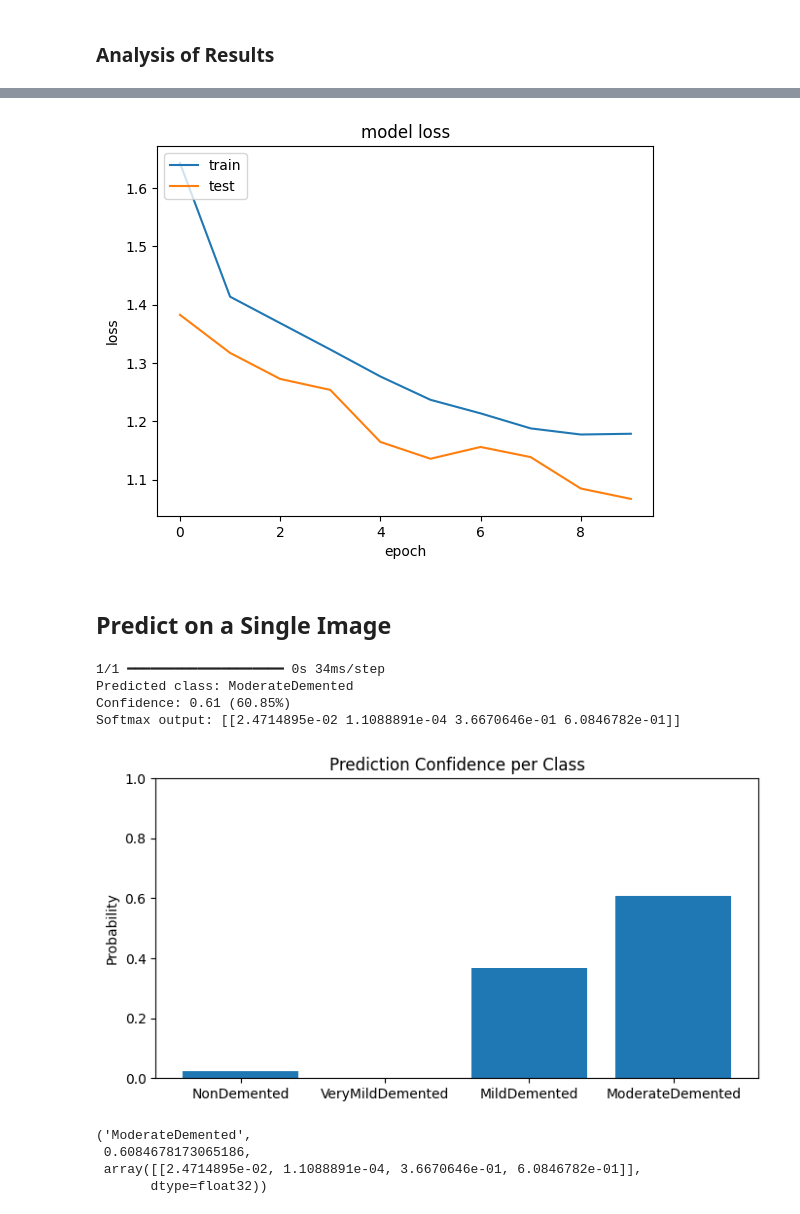
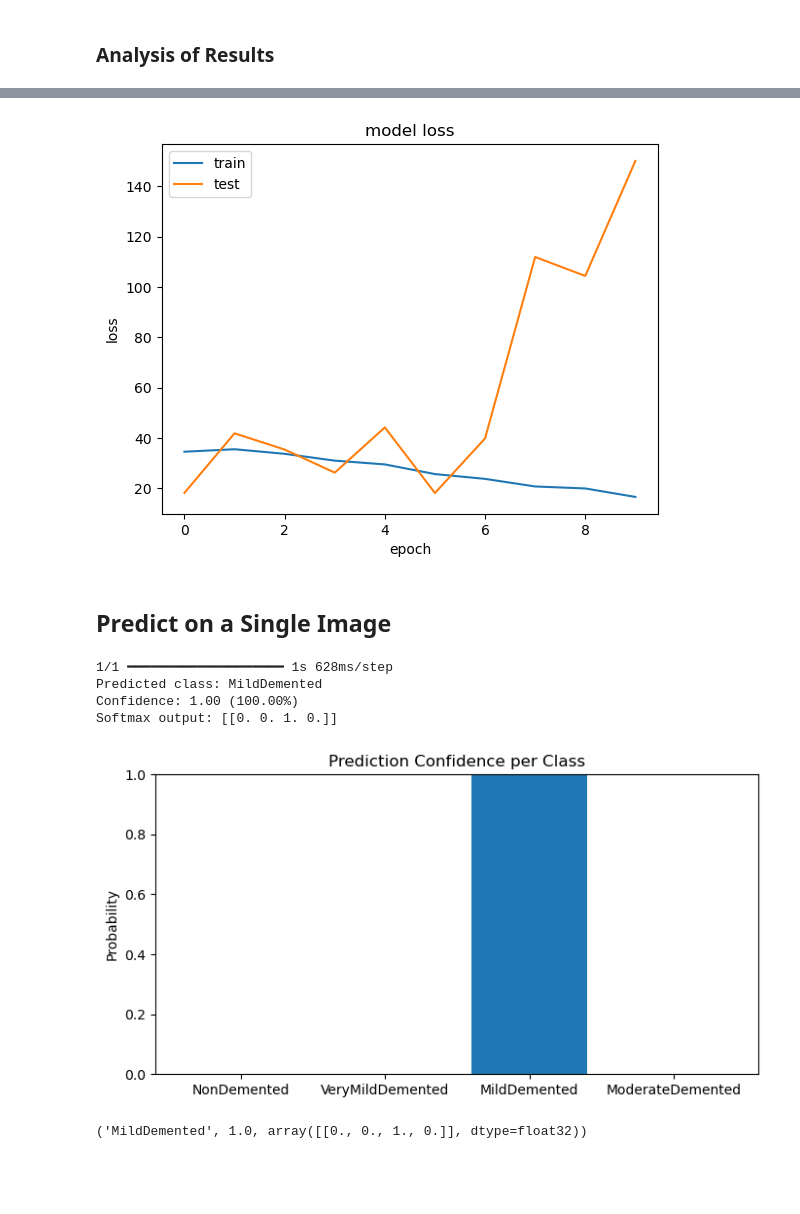
Before and after one commit to AIBC2024/Group2_Project3_AI_Chatbot, a Jupyter notebook: MRI_dementia_classification_load_model.ipynb, the cells around one changed output, grey strips where cells are left out. Drawn from its saved outputs; the diff is of its cells as text; code cells hidden in the pictures; blank space fills up the shorter version.

Commit message:
running the cnn and model files

```diff
--- a/MRI_dementia_classification_load_model.ipynb
+++ b/MRI_dementia_classification_load_model.ipynb
@@ -206,4 +214,4 @@ Test Class indices: {'MildDemented': 0, 'ModerateDemented': 1, 'NonDemented': 2,
 ## Load the Model and History files
 # %%
 # Load the model
-model = load_model('saved_models/dementia_cnn_sequential_model_V8.keras')
+model = load_model('saved_models/dementia_cnn_sequential_model_V9.keras')
@@ -211,7 +226,7 @@ model = load_model('saved_models/dementia_cnn_sequential_model_V8.keras')
 # Load the pickle file into history
 import pickle
 
-with open('saved_models/dementia_cnn_sequential_history_V8.pkl', 'rb') as f:
+with open('saved_models/dementia_cnn_sequential_history_V9.pkl', 'rb') as f:
     history_dict = pickle.load(f)
 
 class History:
@@ -294,7 +310,7 @@ plt.xlabel('epoch')
 plt.legend(['train', 'test'], loc='upper left')
 plt.show()
 # %% [output]
-[figure, old version]
+[figure, new version]
 # %% [markdown]
 ## Predict on a Single Image
 # %%
@@ -333,14 +349,11 @@ def predict_single_image(image_path):
     return predicted_label, confidence, preds
 # %%
 # Predict a single image
-predict_single_image("saved_models/verymildDem108.jpg")
+predict_single_image("saved_models/27 (40).jpg")
 # %% [output]
-1/1 ━━━━━━━━━━━━━━━━━━━━ 0s 34ms/step
-Predicted class: ModerateDemented
-Confidence: 0.61 (60.85%)
-Softmax output: [[2.4714895e-02 1.1088891e-04 3.6670646e-01 6.0846782e-01]]
+1/1 ━━━━━━━━━━━━━━━━━━━━ 1s 628ms/step
+Predicted class: MildDemented
+Confidence: 1.00 (100.00%)
+Softmax output: [[0. 0. 1. 0.]]
-[figure, old version]
+[figure, new version]
-('ModerateDemented',
- 0.6084678173065186,
- array([[2.4714895e-02, 1.1088891e-04, 3.6670646e-01, 6.0846782e-01]],
-       dtype=float32))
+('MildDemented', 1.0, array([[0., 0., 1., 0.]], dtype=float32))
```
Also changed, not shown: parts of 8 cells of this notebook, 1 other file.
